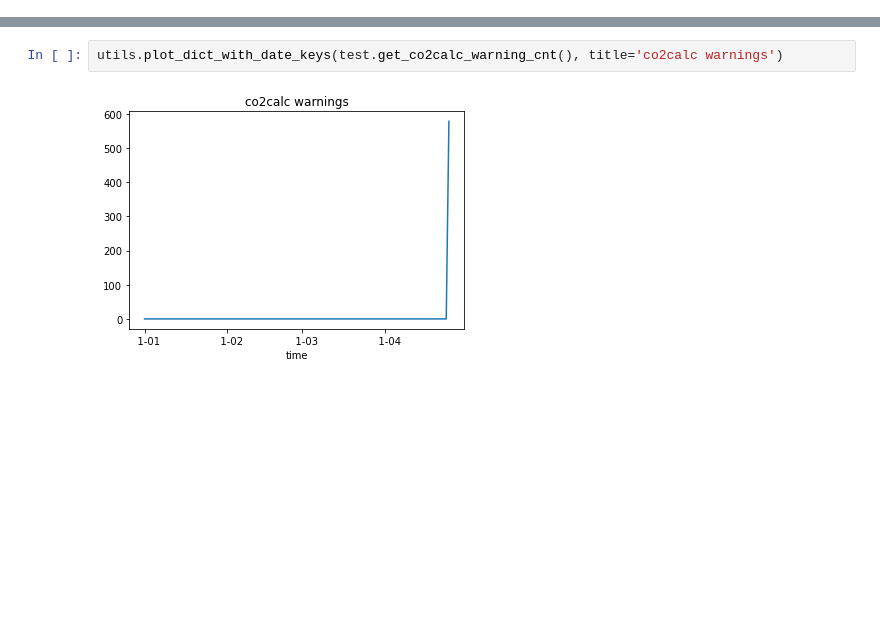
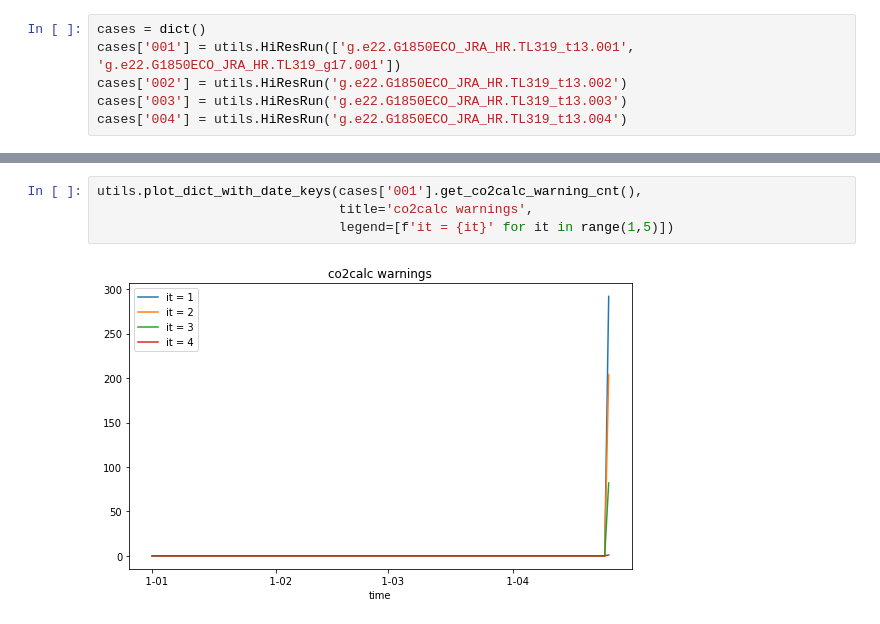
Before and after one commit to marbl-ecosys/HiRes-CESM-analysis, a Jupyter notebook: notebooks/Pull info from logs.ipynb, the cells around one changed output, grey strips where cells are left out. Cells and saved outputs as stored; diff of their text form; blank space fills up the shorter version.

Commit message:
More refactoring and other cleanup
1. Moved helper routines from CaseClass.py to config.py
2. Using a dict named cases to track the different cases
3. plotting co2calc warning number for all 4 cases

```diff
--- a/notebooks/Pull info from logs.ipynb
+++ b/notebooks/Pull info from logs.ipynb
@@ -7,0 +8,6 @@ test = utils.HiResRun(['g.e22.G1850ECO_JRA_HR.TL319_t13.001', 'g.e22.G1850ECO_JR
+# %%
+cases = dict()
+cases['001'] = utils.HiResRun(['g.e22.G1850ECO_JRA_HR.TL319_t13.001', 'g.e22.G1850ECO_JRA_HR.TL319_g17.001'])
+cases['002'] = utils.HiResRun('g.e22.G1850ECO_JRA_HR.TL319_t13.002')
+cases['003'] = utils.HiResRun('g.e22.G1850ECO_JRA_HR.TL319_t13.003')
+cases['004'] = utils.HiResRun('g.e22.G1850ECO_JRA_HR.TL319_t13.004')
@@ -8,4 +36,6 @@ test = utils.HiResRun(['g.e22.G1850ECO_JRA_HR.TL319_t13.001', 'g.e22.G1850ECO_JR
 # %%
-utils.plot_dict_with_date_keys(test.get_co2calc_warning_cnt(), title='co2calc warnings')
+utils.plot_dict_with_date_keys(cases['001'].get_co2calc_warning_cnt(),
+                               title='co2calc warnings',
+                               legend=[f'it = {it}' for it in range(1,5)])
 # %% [output]
-[figure, old version]
+[figure, new version]
```
Also changed, not shown: parts of 6 cells of this notebook, 4 other files.
